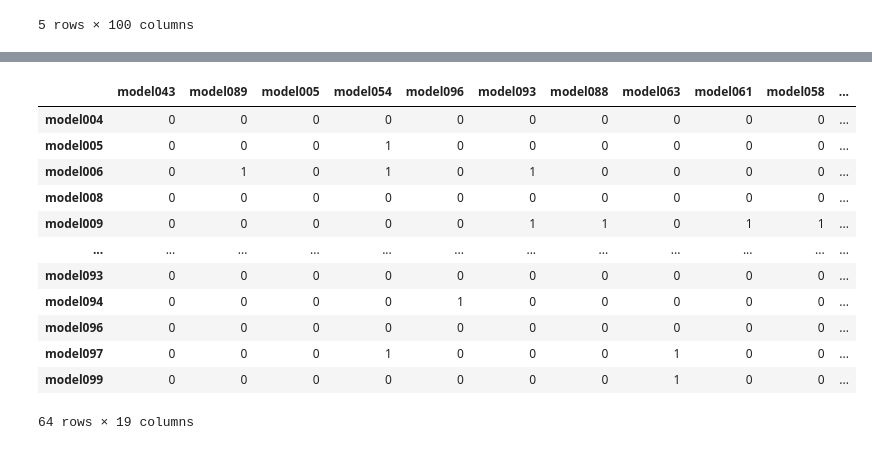
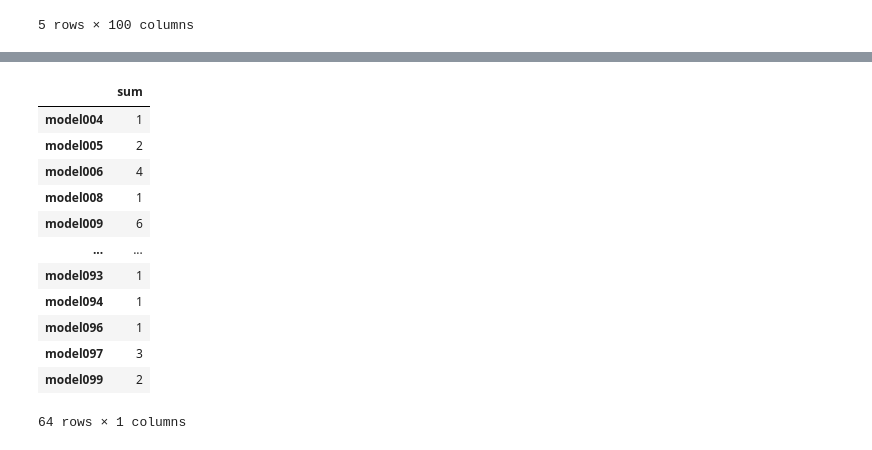
Before and after one commit to TakumiInoue0628/py-ds, a Jupyter notebook: notebook/demo.ipynb, the cells around one changed output, grey strips where cells are left out. Drawn from its saved outputs; the diff is of its cells as text; code cells hidden in the pictures.

```diff
--- a/notebook/demo.ipynb
+++ b/notebook/demo.ipynb
@@ -133,6 +134,7 @@ df_analysis2 = df_subset.T[target_list]
 df_analysis2_total = df_analysis2.copy()
 for param in totalling_param_list:
     df_analysis2_total[param['totalled_value_name']] = df_analysis2_total[param['totalling_values']].sum(axis=1)
+df_analysis2_total = df_analysis2_total[[param['totalled_value_name'] for param in totalling_param_list]]
 
 ### Drop rows with all zero values
 df_analysis2_total = df_analysis2_total.loc[(df_analysis2_total != 0).any(axis=1), :]
@@ -180,28 +182,30 @@ plt.show()
 # %%
 ### Analysis 3
 target_list = df_analysis2_total.index.tolist()
 
 ### Select a subset of the DataFrame for analysis 1
 df_analysis3 = df_subset[target_list]
 
 ### Drop rows with all zero values
 df_analysis3 = df_analysis3.loc[(df_analysis3 != 0).any(axis=1), :]
 
-display(df_analysis3)
+df_analysis3_total = pd.DataFrame(df_analysis3.sum(axis=1), columns=['sum'])
+
+display(df_analysis3_total)
 # %% [output]
-|  | model043 | model089 | model005 | model054 | model096 | model093 | model088 | model063 | model061 | model058 | ... |
-| model004 | 0 | 0 | 0 | 0 | 0 | 0 | 0 | 0 | 0 | 0 | ... |
-| model005 | 0 | 0 | 0 | 1 | 0 | 0 | 0 | 0 | 0 | 0 | ... |
-| model006 | 0 | 1 | 0 | 1 | 0 | 1 | 0 | 0 | 0 | 0 | ... |
-| model008 | 0 | 0 | 0 | 0 | 0 | 0 | 0 | 0 | 0 | 0 | ... |
-| model009 | 0 | 0 | 0 | 0 | 0 | 1 | 1 | 0 | 1 | 1 | ... |
-| ... | ... | ... | ... | ... | ... | ... | ... | ... | ... | ... | ... |
-| model093 | 0 | 0 | 0 | 0 | 0 | 0 | 0 | 0 | 0 | 0 | ... |
-| model094 | 0 | 0 | 0 | 0 | 1 | 0 | 0 | 0 | 0 | 0 | ... |
-| model096 | 0 | 0 | 0 | 0 | 0 | 0 | 0 | 0 | 0 | 0 | ... |
-| model097 | 0 | 0 | 0 | 1 | 0 | 0 | 0 | 1 | 0 | 0 | ... |
-| model099 | 0 | 0 | 0 | 0 | 0 | 0 | 0 | 1 | 0 | 0 | ... |
+|  | sum |
+| model004 | 1 |
+| model005 | 2 |
+| model006 | 4 |
+| model008 | 1 |
+| model009 | 6 |
+| ... | ... |
+| model093 | 1 |
+| model094 | 1 |
+| model096 | 1 |
+| model097 | 3 |
+| model099 | 2 |
-64 rows × 19 columns
+64 rows × 1 columns
 # %%
 ### Result
 result_analysis1 = df_analysis1_total.index.tolist()
```
Also changed, not shown: parts of 3 cells of this notebook.
